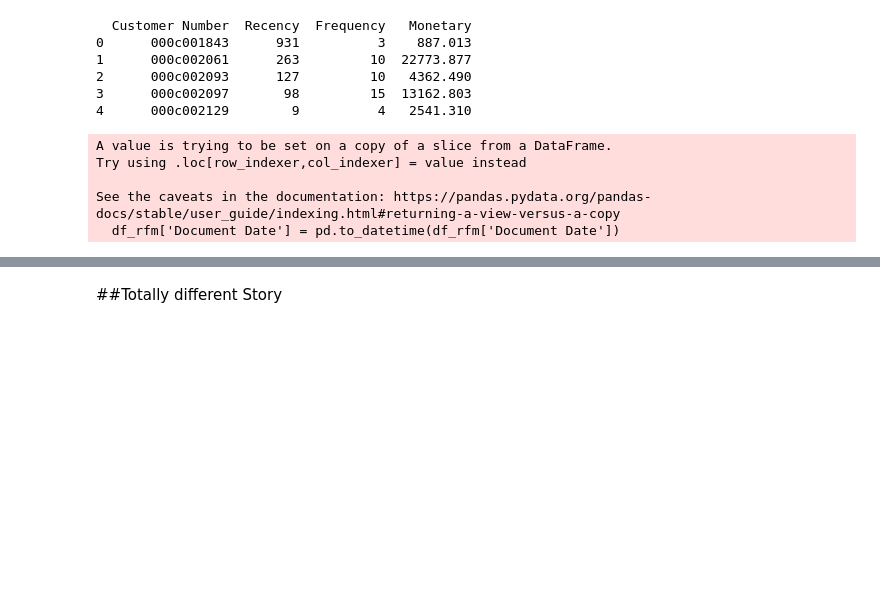
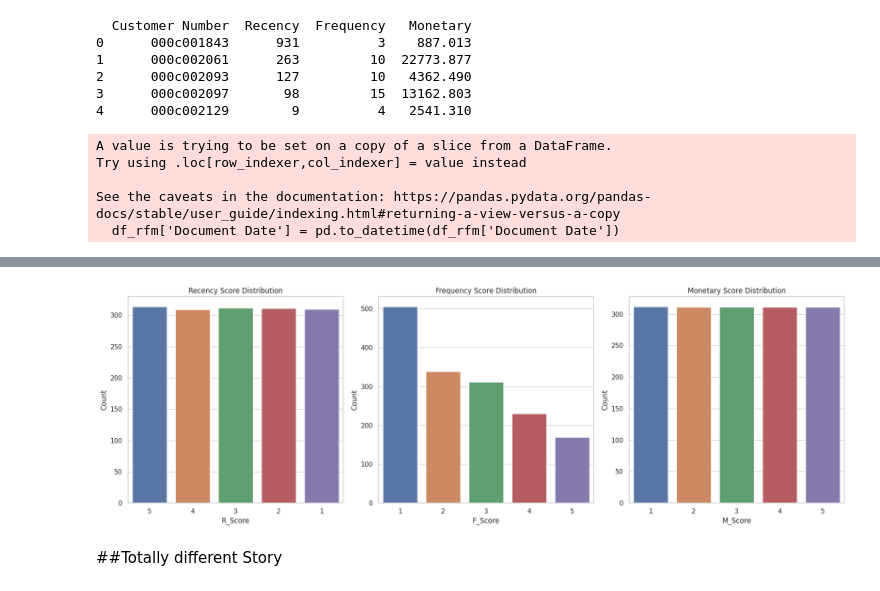
Before and after one commit to mra49/Capstone, a Jupyter notebook: capstonePostUnifyingipynb.ipynb, the cells around one changed output, grey strips where cells are left out. Drawn from its saved outputs; the diff is of its cells as text; code cells hidden in the pictures; blank space fills up the shorter version.

```diff
--- a/capstonePostUnifyingipynb.ipynb
+++ b/capstonePostUnifyingipynb.ipynb
@@ -614,0 +497,10 @@ print(customer_frequency_df.head(45))
+# %%
+# Count the number of records in each bin for R_Score, F_Score, and M_Score
+r_score_counts = df_rfm_segment['R_Score'].value_counts().sort_index()
+f_score_counts = df_rfm_segment['F_Score'].value_counts().sort_index()
+m_score_counts = df_rfm_segment['M_Score'].value_counts().sort_index()
+
+# Print the counts
+print("Recency Score Counts:\n", r_score_counts)
+print("\nFrequency Score Counts:\n", f_score_counts)
+print("\nMonetary Score Counts:\n", m_score_counts)
@@ -630,3 +601,36 @@ df_rfm_segment['M_Score'] = pd.qcut(df_rfm_segment['Monetary'], 5, labels=[1, 2,
+# %%
+import matplotlib.pyplot as plt
+import seaborn as sns
+
+# Set the aesthetic style of the plots
+sns.set(style="whitegrid")
+
+# Create a figure with subplots
+fig, axes = plt.subplots(1, 3, figsize=(18, 6))
+
+# Plot for Recency Score Counts
+sns.barplot(x=r_score_counts.index, y=r_score_counts.values, ax=axes[0])
+axes[0].set_title('Recency Score Distribution')
+axes[0].set_xlabel('R_Score')
+axes[0].set_ylabel('Count')
+
+# Plot for Frequency Score Counts
+sns.barplot(x=f_score_counts.index, y=f_score_counts.values, ax=axes[1])
+axes[1].set_title('Frequency Score Distribution')
+axes[1].set_xlabel('F_Score')
+axes[1].set_ylabel('Count')
+
+# Plot for Monetary Score Counts
+sns.barplot(x=m_score_counts.index, y=m_score_counts.values, ax=axes[2])
+axes[2].set_title('Monetary Score Distribution')
+axes[2].set_xlabel('M_Score')
+axes[2].set_ylabel('Count')
+
+# Show the plots
+plt.tight_layout()
+plt.show()
+# %% [output]
+[figure, added]
 # %% [markdown]
 ##Totally different Story
 # %%
```
Also changed, not shown: parts of 16 cells of this notebook.
